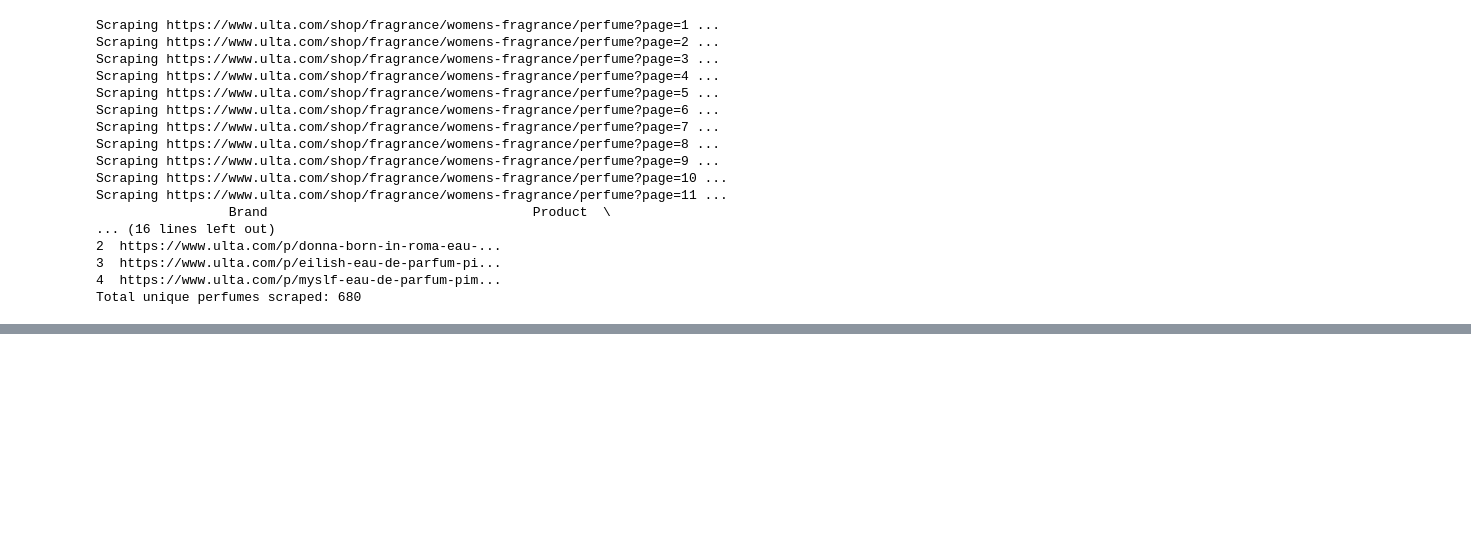
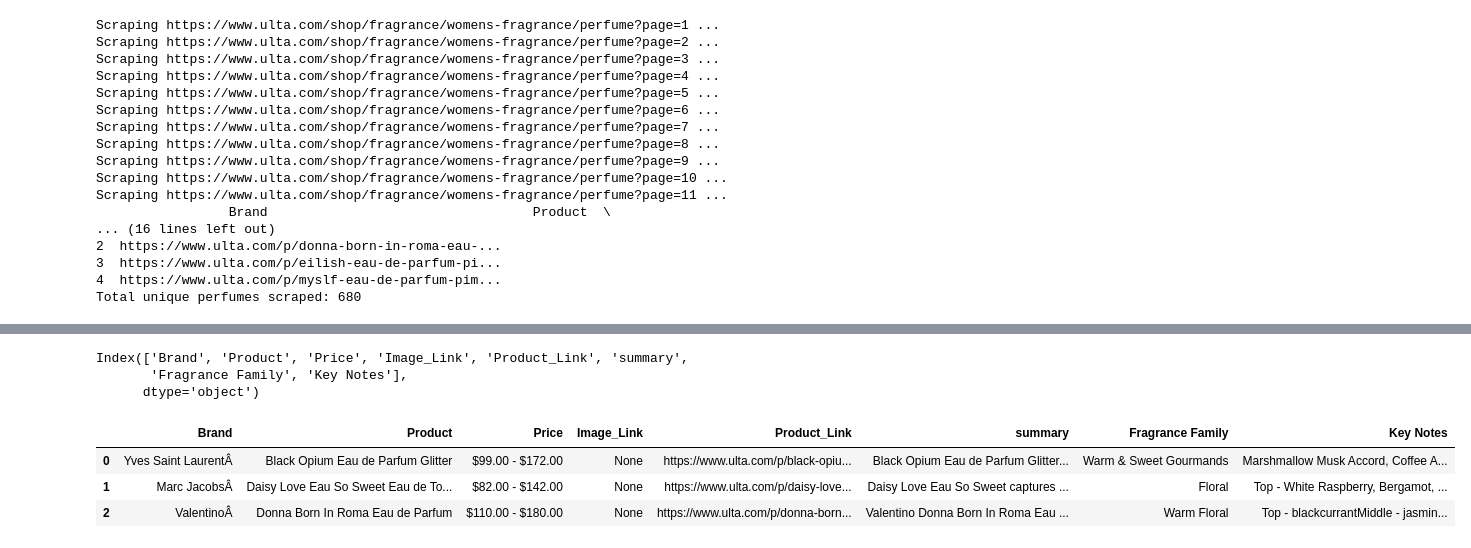
Before and after one commit to rde6mn/machine-learning-crime-data, a Jupyter notebook: sephora-scrape.ipynb, the cells around one changed output, grey strips where cells are left out. Cells and saved outputs as stored; diff of their text form; code cells hidden in the pictures; blank space fills up the shorter version.

```diff
--- a/sephora-scrape.ipynb
+++ b/sephora-scrape.ipynb
@@ -339,3 +322,0 @@ url = "https://medium.com/towards-data-science/ethics-in-web-scraping-b96b18136f
-# %%
-r = requests.get(url)
-soup = BeautifulSoup(r.text, "html.parser")
@@ -381,0 +452,15 @@ article[0].find_parent(index=1)
+# %%
+df_full = df_full.drop(columns=["Benefits", "How To Use", "Ingredients"])
+# %%
+df_full.columns
+# %% [output]
+Index(['Brand', 'Product', 'Price', 'Image_Link', 'Product_Link', 'summary',
+       'Fragrance Family', 'Key Notes'],
+      dtype='object')
+# %%
+df_full.head(3)
+# %% [output]
+|  | Brand | Product | Price | Image_Link | Product_Link | summary | Fragrance Family | Key Notes |
+| 0 | Yves Saint LaurentÂ | Black Opium Eau de Parfum Glitter | $99.00 - $172.00 | None | https://www.ulta.com/p/black-opiu... | Black Opium Eau de Parfum Glitter... | Warm & Sweet Gourmands | Marshmallow Musk Accord, Coffee A... |
+| 1 | Marc JacobsÂ | Daisy Love Eau So Sweet Eau de To... | $82.00 - $142.00 | None | https://www.ulta.com/p/daisy-love... | Daisy Love Eau So Sweet captures ... | Floral | Top - White Raspberry, Bergamot, ... |
+| 2 | ValentinoÂ | Donna Born In Roma Eau de Parfum | $110.00 - $180.00 | None | https://www.ulta.com/p/donna-born... | Valentino Donna Born In Roma Eau ... | Warm Floral | Top - blackcurrantMiddle - jasmin... |
```
Also changed, not shown: parts of 23 cells of this notebook.
